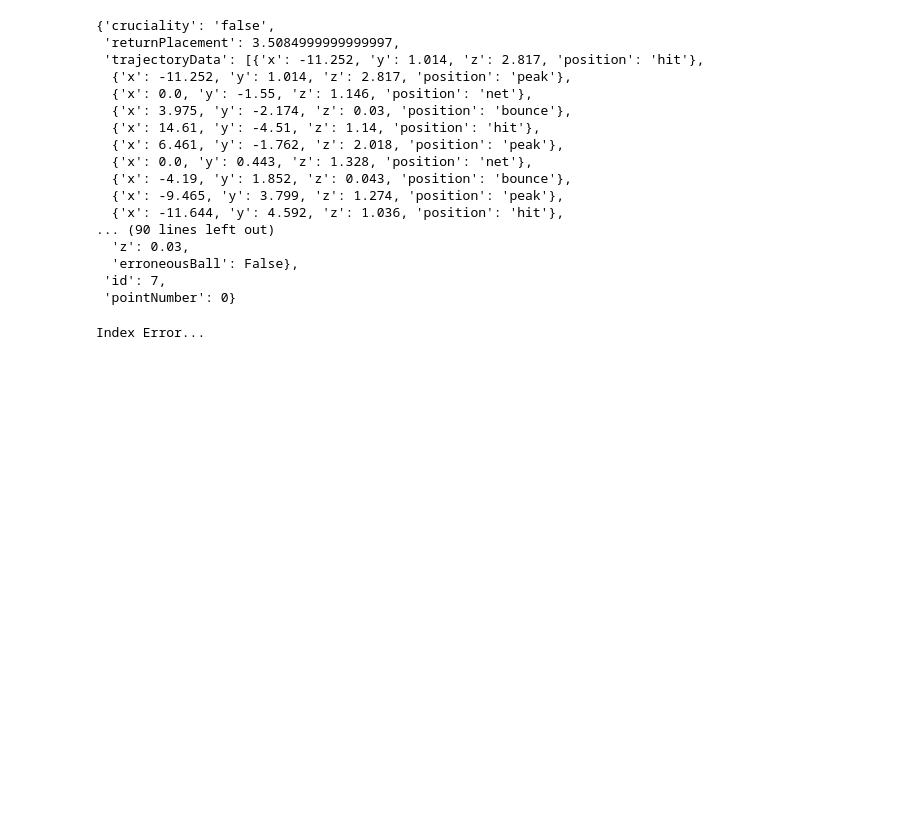
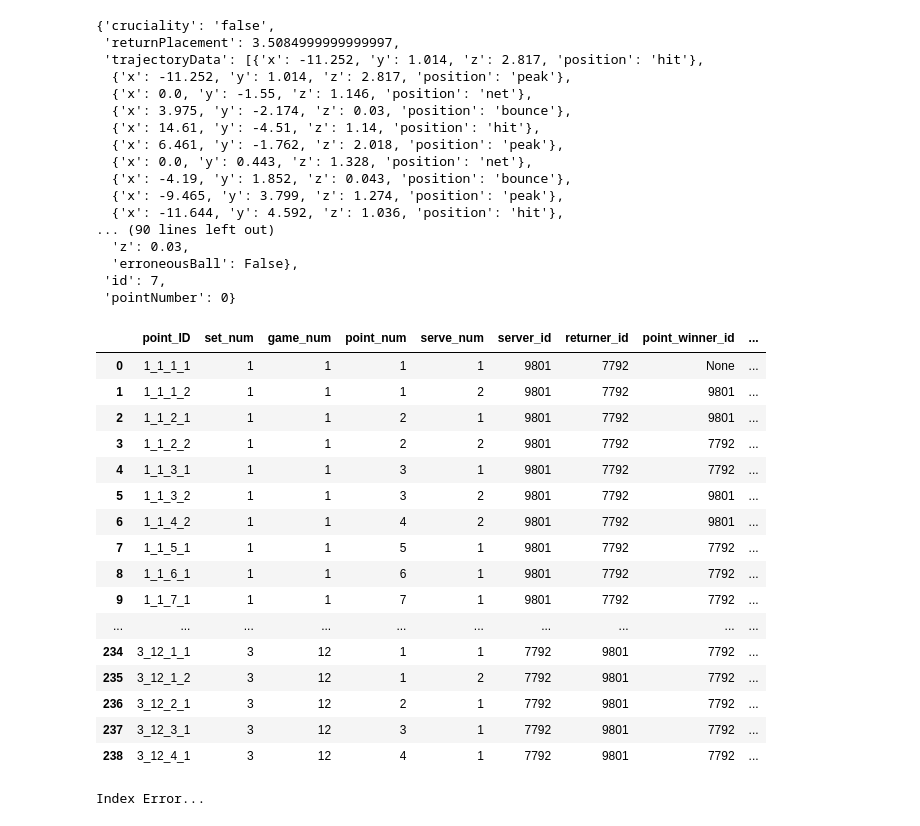
Before and after one commit to petertea96/tennis_analytics, a Jupyter notebook: projects/roland_garros_tracking_data/collect_data/process_a_json_file.ipynb, the cells around one changed output. Saved outputs shown, nothing was run; the diff lists cells and outputs as text; code cells hidden in the pictures; blank space fills up the shorter version.

```diff
--- a/projects/roland_garros_tracking_data/collect_data/process_a_json_file.ipynb
+++ b/projects/roland_garros_tracking_data/collect_data/process_a_json_file.ipynb
@@ -482,6 +482,14 @@ def get_match_point_level_info(raw_json_file):
     match_point_df['is_tiebreak'] = np.where(match_point_df['game_num'] > 12,
                                              1, 0)
 
+    # -- Add ace flag
+    match_point_df['is_prev_doublefault'] = np.insert(arr = match_point_df['is_doublefault'][:-1].values, obj=0, values=0)
+    match_point_df['is_ace'] =  np.where(match_point_df['point_end_type'] == 'Ace',1,0)
+    match_point_df['is_prev_ace'] = np.insert(arr = match_point_df['is_ace'][:-1].values, obj=0, values=0)
+
+
+    # -- Add previous serve was ace / double fault flag
+
     # -- Add server score & returner score columns
     match_point_df = add_server_and_returner_scores(match_point_df)
 
@@ -597,6 +605,27 @@ def add_server_and_returner_scores(match_pbp):
     match_pbp['returner_score'] = returner_score_vec
 
     return match_pbp
+# %%
+match_point_df = get_match_point_level_info(atp_tracking_data_json)
+match_point_df
+# %% [output]
+|  | point_ID | set_num | game_num | point_num | serve_num | server_id | returner_id | point_winner_id | ... |
+| 0 | 1_1_1_1 | 1 | 1 | 1 | 1 | 9801 | 7792 | None | ... |
+| 1 | 1_1_1_2 | 1 | 1 | 1 | 2 | 9801 | 7792 | 9801 | ... |
+| 2 | 1_1_2_1 | 1 | 1 | 2 | 1 | 9801 | 7792 | 9801 | ... |
+| 3 | 1_1_2_2 | 1 | 1 | 2 | 2 | 9801 | 7792 | 7792 | ... |
+| 4 | 1_1_3_1 | 1 | 1 | 3 | 1 | 9801 | 7792 | 7792 | ... |
+| 5 | 1_1_3_2 | 1 | 1 | 3 | 2 | 9801 | 7792 | 9801 | ... |
+| 6 | 1_1_4_2 | 1 | 1 | 4 | 2 | 9801 | 7792 | 9801 | ... |
+| 7 | 1_1_5_1 | 1 | 1 | 5 | 1 | 9801 | 7792 | 7792 | ... |
+| 8 | 1_1_6_1 | 1 | 1 | 6 | 1 | 9801 | 7792 | 7792 | ... |
+| 9 | 1_1_7_1 | 1 | 1 | 7 | 1 | 9801 | 7792 | 7792 | ... |
+| ... | ... | ... | ... | ... | ... | ... | ... | ... | ... |
+| 234 | 3_12_1_1 | 3 | 12 | 1 | 1 | 7792 | 9801 | 7792 | ... |
+| 235 | 3_12_1_2 | 3 | 12 | 1 | 2 | 7792 | 9801 | 7792 | ... |
+| 236 | 3_12_2_1 | 3 | 12 | 2 | 1 | 7792 | 9801 | 7792 | ... |
+| 237 | 3_12_3_1 | 3 | 12 | 3 | 1 | 7792 | 9801 | 7792 | ... |
+| 238 | 3_12_4_1 | 3 | 12 | 4 | 1 | 7792 | 9801 | 7792 | ... |
 # %%
 def add_cum_games_and_sets(match_pbp):
 
```
Also changed, not shown: 3 other files.
